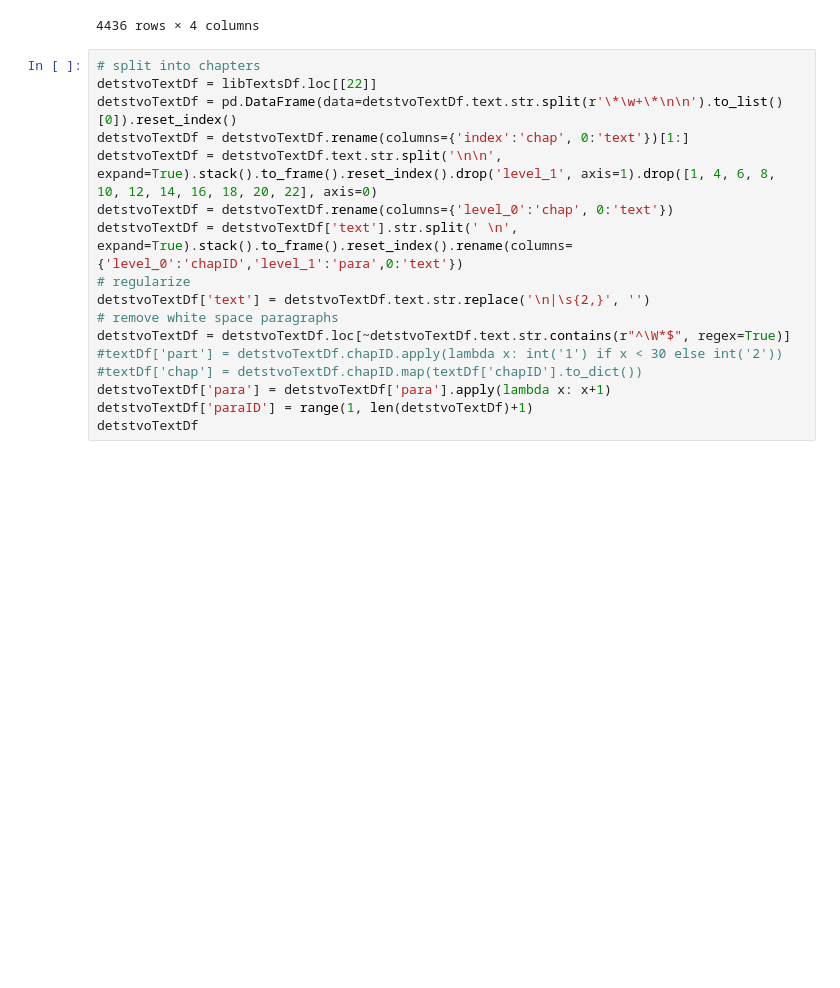
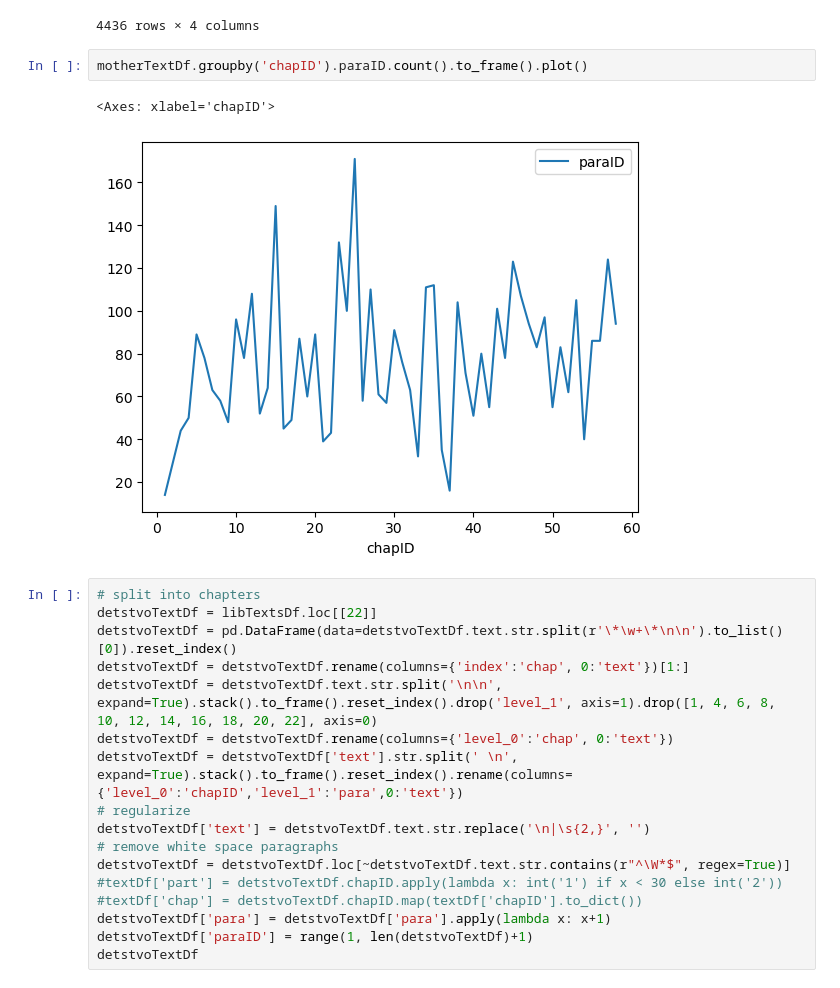
Before and after one commit to kollektivminds/russian-literary-bible, a Jupyter notebook: codebase/text_processing.ipynb, the cells around one changed output. Drawn from its saved outputs; the diff is of its cells as text; blank space fills up the shorter version.

```diff
--- a/codebase/text_processing.ipynb
+++ b/codebase/text_processing.ipynb
@@ -150,6 +150,11 @@ motherTextDf
 | 4493 | 58 | 93 | -- Несчастные... | 4435 |
 | 4494 | 58 | 94 | Кто-то ответил ей громким рыданием. | 4436 |
 4436 rows × 4 columns
+# %%
+motherTextDf.groupby('chapID').paraID.count().to_frame().plot()
+# %% [output]
+<Axes: xlabel='chapID'>
+[figure, added]
 # %%
 # split into chapters
 detstvoTextDf = libTextsDf.loc[[22]]
```
Also changed, not shown: parts of 20 cells of this notebook, 4 other files.
